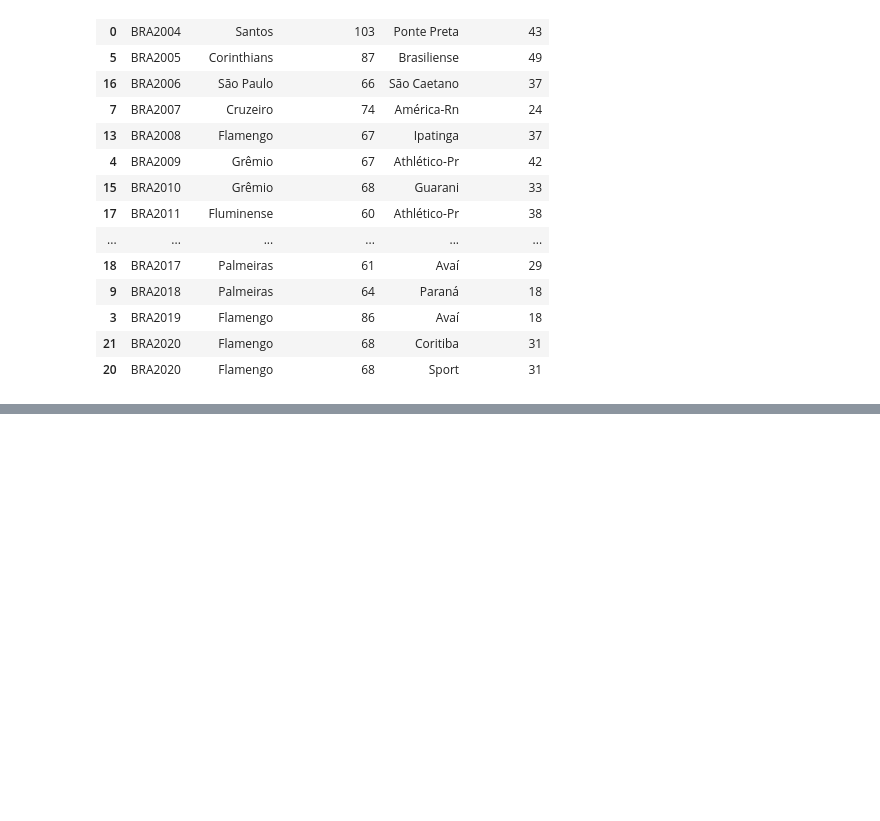
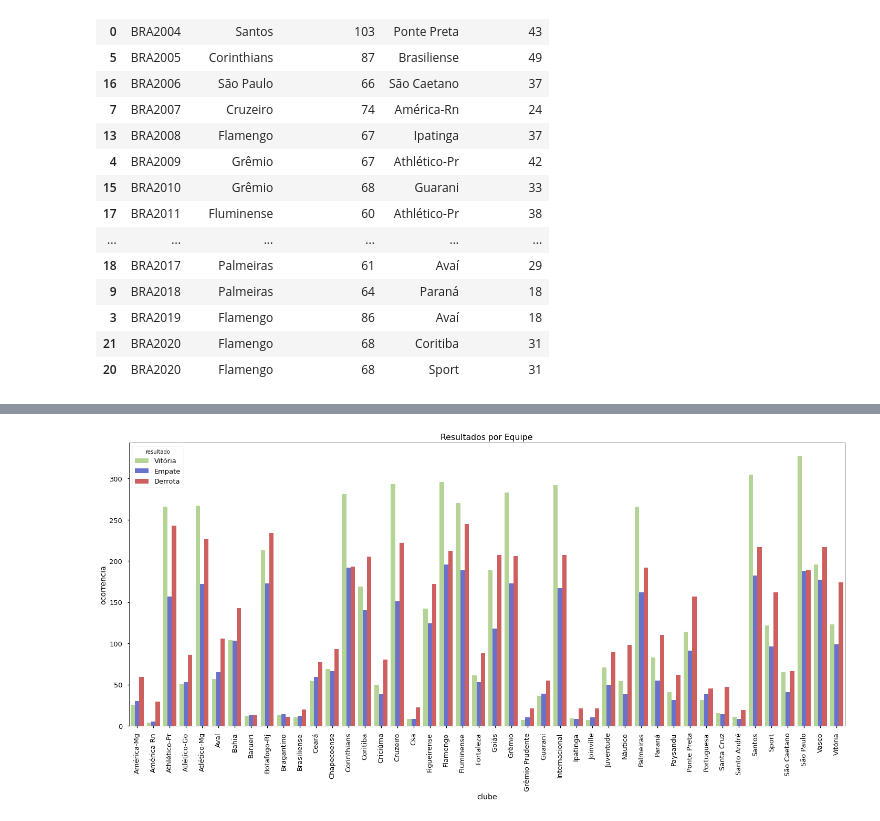
Before and after one commit to seupedro7/Dados-Abertos-Campeonato-Brasileiro, a Jupyter notebook: Pedro_Oliveira_Trainee_CIS_1_semana.ipynb, the cells around one changed output, grey strips where cells are left out. Cells and saved outputs as stored; diff of their text form; code cells hidden in the pictures; blank space fills up the shorter version.

```diff
--- a/Pedro_Oliveira_Trainee_CIS_1_semana.ipynb
+++ b/Pedro_Oliveira_Trainee_CIS_1_semana.ipynb
@@ -259,0 +288,17 @@ gols_ataques.sort_values(['torneio','clube_melhor','clube_pior'])
+# %%
+pontos_participantes               = df.groupby('torneio')['mandante'].nunique().sort_values(ascending=False).reset_index()
+pontos_participantes['pontos_max'] = (pontos_participantes.mandante - 1)*2*3
+
+pontos = df[['torneio', 'mandante', 'visitante', 'mandante placar', 'visitante placar']]
+pontos['pontos_mandante' ] = pontos.apply(lambda x: 3 if x['mandante placar'] > x['visitante placar'] else (0 if x['mandante placar'] < x['visitante placar'] else 1), axis=1)
+pontos['pontos_visitante'] = pontos.apply(lambda x: 3 if x['mandante placar'] < x['visitante placar'] else (0 if x['mandante placar'] > x['visitante placar'] else 1), axis=1)
+
+pontos_mandantes = pontos.groupby(['torneio','mandante' ])['pontos_mandante' ].sum().sort_values(ascending=False).reset_index()
+pontos_mandantes.rename(columns = {"mandante": "clube" }, inplace=True)
+
+pontos_visitante = pontos.groupby(['torneio','visitante'])['pontos_visitante'].sum().sort_values(ascending=False).reset_index()
+pontos_visitante.rename(columns = {"visitante": "clube"}, inplace=True)
+
+pontos_total = pd.merge(pontos_mandantes, pontos_visitante, on=['torneio','clube'])
+pontos_total['pontos_total'] = pontos_total.pontos_mandante + pontos_total.pontos_visitante
+pontos_total=pontos_total.sort_values(by=['pontos_total'],ascending=False)
@@ -259,0 +336,23 @@ gols_ataques.sort_values(['torneio','clube_melhor','clube_pior'])
+# %%
+resultado = pontos[['torneio','mandante','visitante','pontos_mandante','pontos_visitante']]
+resultado['resultado_mandante' ] = pontos.apply(lambda x: 'Vitória' if x['pontos_mandante' ] == 3 else ('Derrota' if x['pontos_mandante' ] == 0 else 'Empate'), axis=1)
+resultado['resultado_visitante'] = pontos.apply(lambda x: 'Vitória' if x['pontos_visitante'] == 3 else ('Derrota' if x['pontos_visitante'] == 0 else 'Empate'), axis=1)
+
+resultado_mandante = resultado.groupby( ['mandante' ,'resultado_mandante' ])['torneio'].count().reset_index()
+resultado_mandante.rename(columns  = {"mandante": "clube" , "resultado_mandante" :"resultado", "torneio":"ocorrencia"}, inplace=True)
+
+resultado_visitante = resultado.groupby(['visitante','resultado_visitante'])['torneio'].count().reset_index()
+resultado_visitante.rename(columns = {"visitante": "clube", "resultado_visitante":"resultado", "torneio":"ocorrencia"}, inplace=True)
+
+resultado = pd.concat([resultado_mandante, resultado_visitante])
+resultado = resultado.groupby(['clube','resultado'])['ocorrencia'].sum().reset_index()
+
+colors = ["#b2df8a", "#5764db","#e14c4c"]
+sns.set_palette(sns.color_palette(colors))
+
+g = sns.barplot(x="clube", y="ocorrencia", hue="resultado", data=resultado, hue_order=['Vitória','Empate','Derrota'])
+plt.title('Resultados por Equipe')
+plt.xticks(rotation=90)
+plt.tight_layout()
+# %% [output]
+[figure, added]
```
Also changed, not shown: parts of 23 cells of this notebook.
